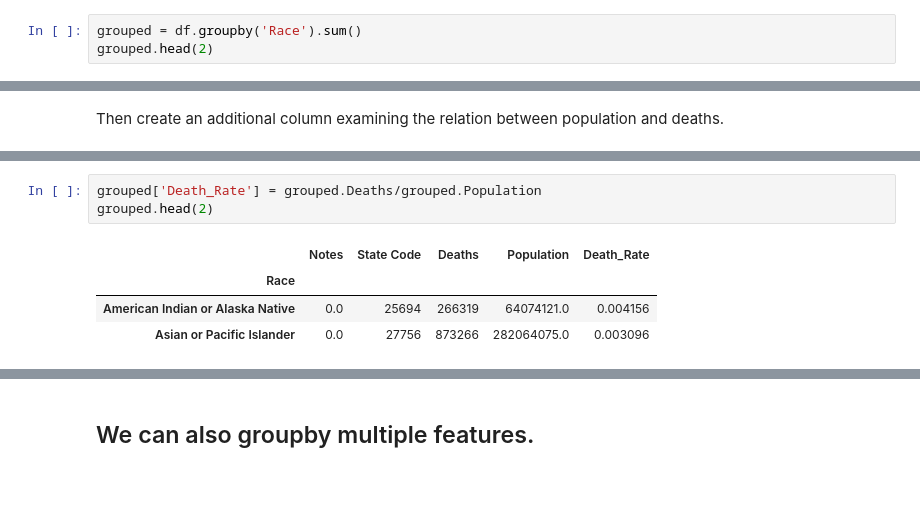
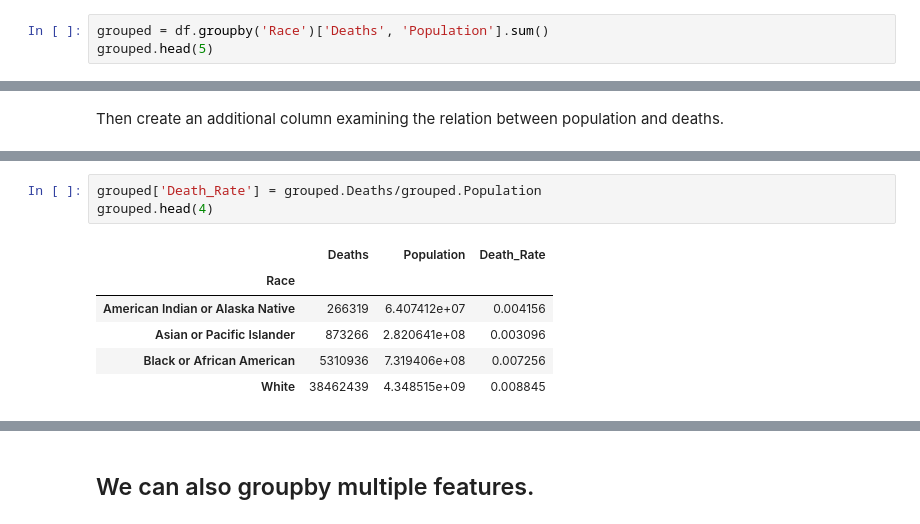
Before and after one commit to benbluecore/Intro_Data_Science, a Jupyter notebook: Day04/Pandas Practice .ipynb, the cells around one changed output, grey strips where cells are left out. Drawn from its saved outputs; the diff is of its cells as text; blank space fills up the shorter version.

```diff
--- a/Day04/Pandas Practice .ipynb
+++ b/Day04/Pandas Practice .ipynb
@@ -80,6 +117,6 @@ Yep, they're pretty darn correlated all right.
 Ok, so we can plot deaths or population by some other feature. What if we want to examine how death rates are related to population by some other feature, such as race? Perhaps we think that there could be some variance there.
 Start by first creating a group view, and then create an additional feature.
 # %%
-grouped = df.groupby('Race').sum()
-grouped.head(2)
+grouped = df.groupby('Race')['Deaths', 'Population'].sum()
+grouped.head(5)
 # %% [output]
@@ -92,9 +140,11 @@ Then create an additional column examining the relation between population and d
 # %%
 grouped['Death_Rate'] = grouped.Deaths/grouped.Population
-grouped.head(2)
+grouped.head(4)
 # %% [output]
-|  | Notes | State Code | Deaths | Population | Death_Rate |
-| Race |  |  |  |  |  |
-| American Indian or Alaska Native | 0.0 | 25694 | 266319 | 64074121.0 | 0.004156 |
-| Asian or Pacific Islander | 0.0 | 27756 | 873266 | 282064075.0 | 0.003096 |
+|  | Deaths | Population | Death_Rate |
+| Race |  |  |  |
+| American Indian or Alaska Native | 266319 | 6.407412e+07 | 0.004156 |
+| Asian or Pacific Islander | 873266 | 2.820641e+08 | 0.003096 |
+| Black or African American | 5310936 | 7.319406e+08 | 0.007256 |
+| White | 38462439 | 4.348515e+09 | 0.008845 |
 # %%
```
Also changed, not shown: parts of 33 cells of this notebook, 4 other files.
